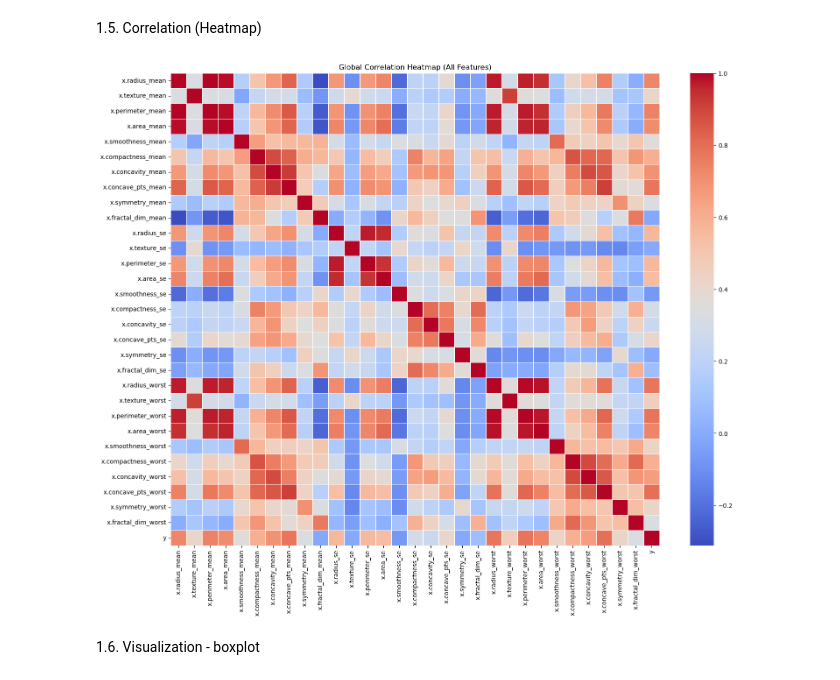
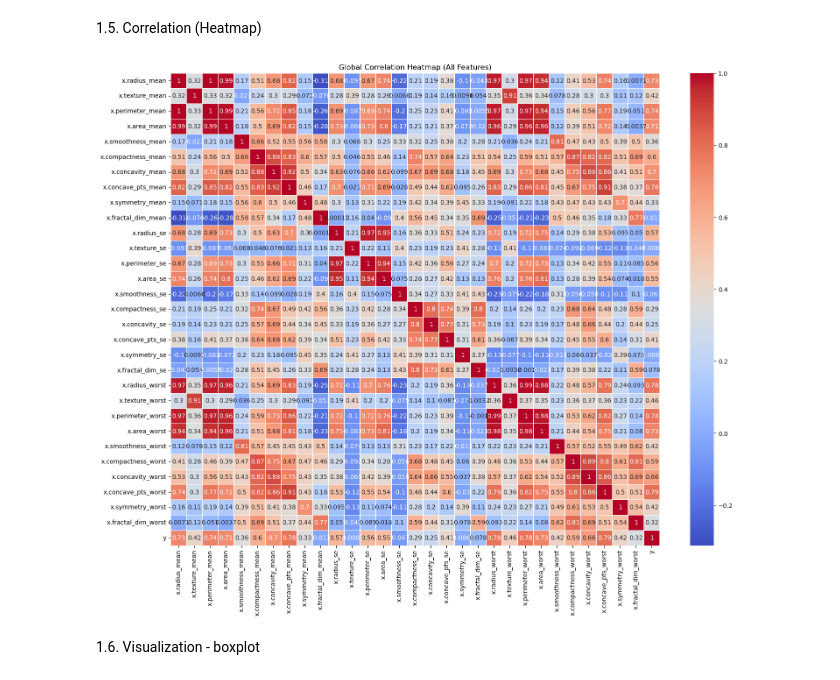
Before and after one commit to lugon36/breast-cancer-diagnosis, a Jupyter notebook: breast_cancer_diagnosis_EDA.ipynb, the cells around one changed output. Cells and saved outputs as stored; diff of their text form; code cells hidden in the pictures.

```diff
--- a/breast_cancer_diagnosis_EDA.ipynb
+++ b/breast_cancer_diagnosis_EDA.ipynb
@@ -129,16 +129,15 @@ Name: count, dtype: int64
 # %%
 plt.figure(figsize=(18, 14))
 
 # Calculate the correlation matrix for all features
 correlation_matrix_full = df.corr()
 
 # Plot the heatmap
-# We use a smaller font (annot_kws) so the numbers fit
-sns.heatmap(correlation_matrix_full, cmap='coolwarm', linewidths=0.5)
+sns.heatmap(correlation_matrix_full, annot=True, cmap='coolwarm', linewidths=0.5)
 plt.title('Global Correlation Heatmap (All Features)')
 plt.show()
 # %% [output]
-[figure, old version]
+[figure, new version]
 # %% [markdown]
 1.6. Visualization - boxplot
 # %%
```
Also changed, not shown: parts of 40 cells of this notebook, 3 other files.
